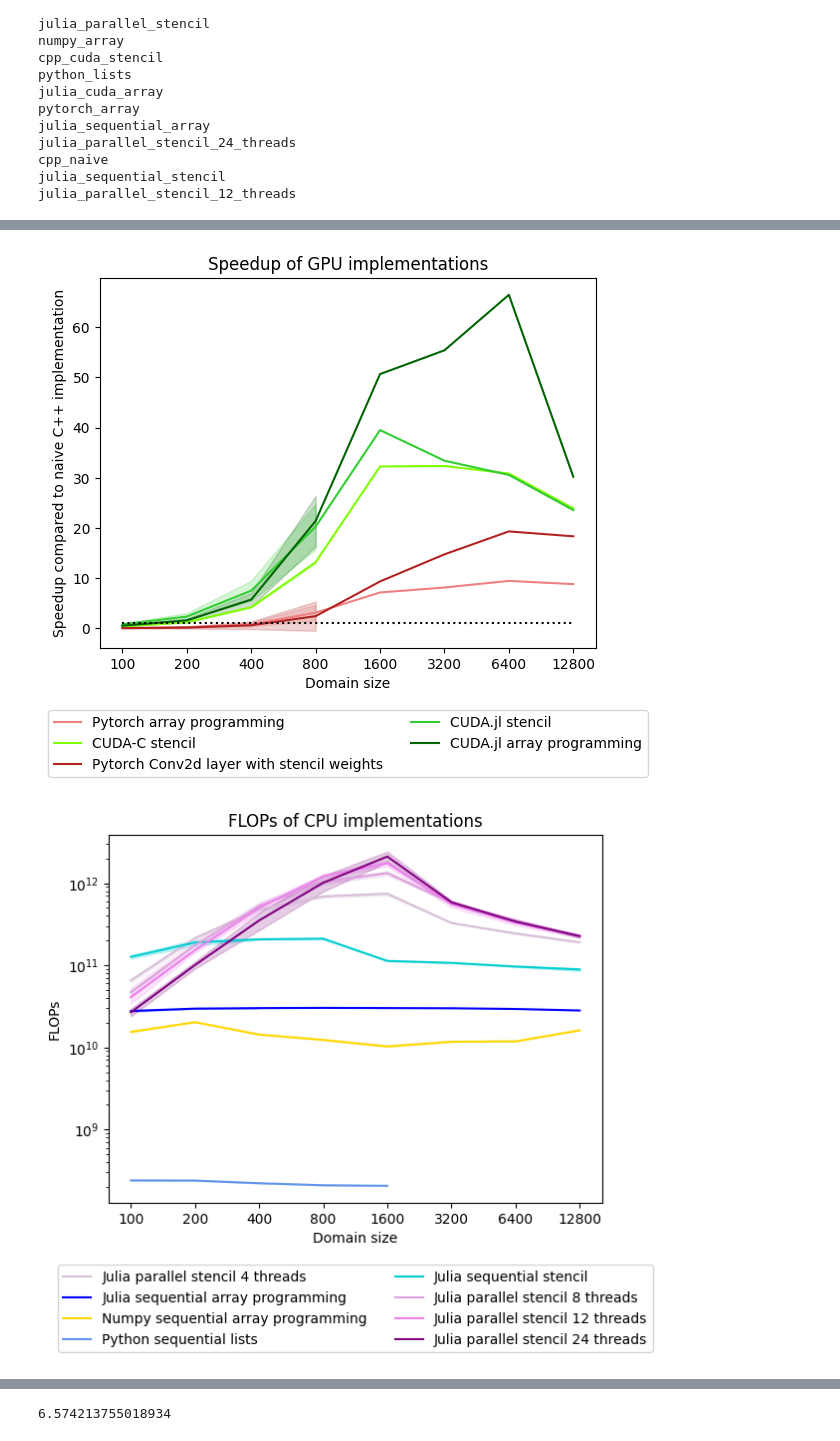
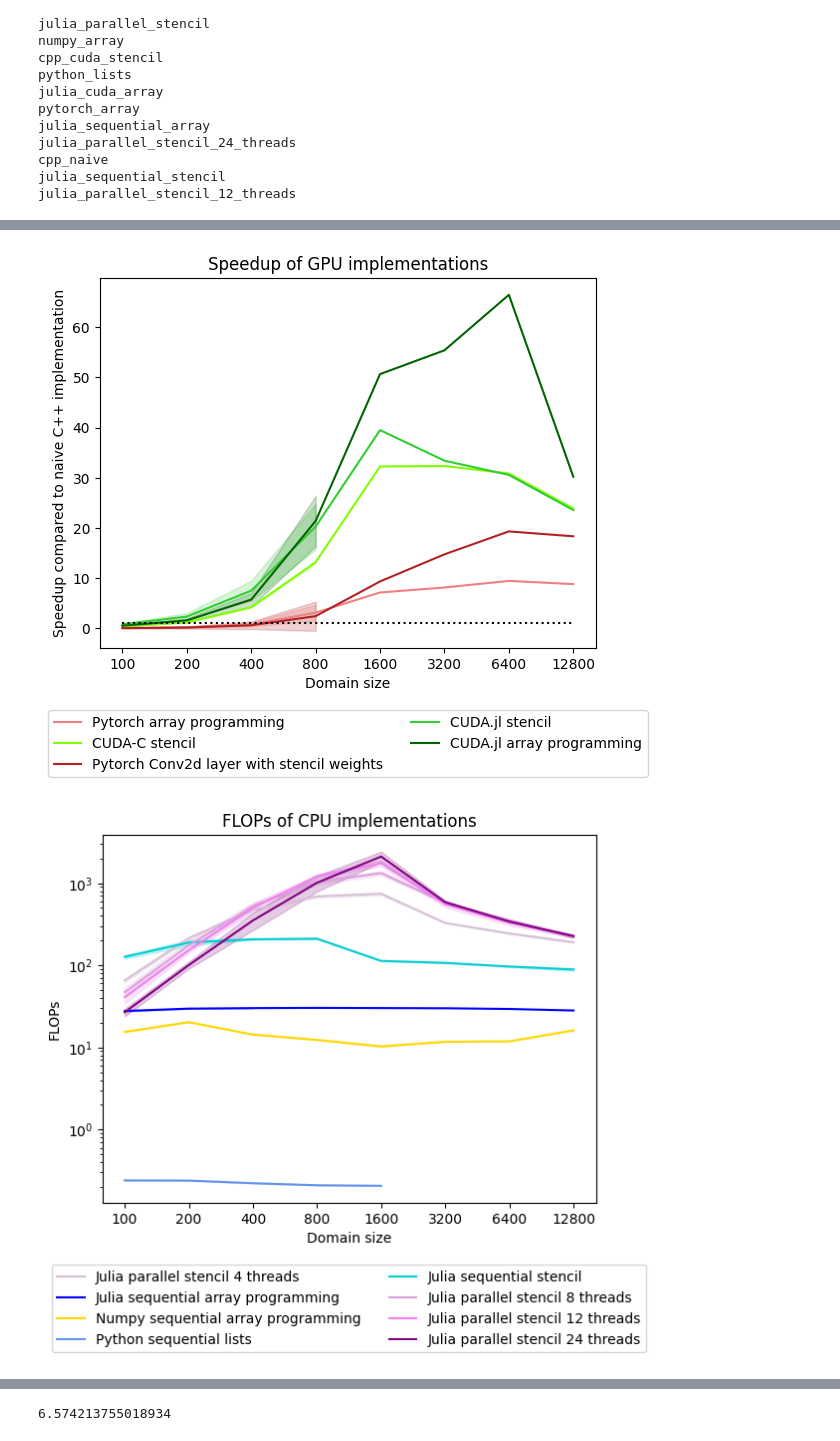
Before and after one commit to peteole/julia-2d-heat-equation, a Jupyter notebook: plotting_daniel.ipynb, the cells around one changed output, grey strips where cells are left out. Cells and saved outputs as stored; diff of their text form; code cells hidden in the pictures.

Commit message:
plot GFlop/s

```diff
--- a/plotting_daniel.ipynb
+++ b/plotting_daniel.ipynb
@@ -125,9 +125,12 @@ def plot_implementations(implementations, data_dict, category="speedup"):
 
     for implementation in implementations:
         data = data_dict[implementation][category]
+        multiplier = 1
+        if category == "FLOPs":
+            multiplier = 1 / 1e+9
         space = np.linspace(1, data["mean"].size, data["mean"].size)
-        plt.plot(space, data["mean"], label=implementations_dict[implementation]["label"], color=implementations_dict[implementation]["color"])
-        plt.fill_between(space, data["mean"] - data["std"], data["mean"] + data["std"], alpha=0.2, color=implementations_dict[implementation]["color"])
+        plt.plot(space, data["mean"] * multiplier, label=implementations_dict[implementation]["label"], color=implementations_dict[implementation]["color"])
+        plt.fill_between(space, (data["mean"] - data["std"]) * multiplier, (data["mean"] + data["std"]) * multiplier, alpha=0.2, color=implementations_dict[implementation]["color"])
         max_x = np.max([max_x, space.size])
         max_y = np.max([max_y, np.max(data["mean"])])
         min_y = np.min([min_y, np.min(data["mean"])])
@@ -142,31 +145,34 @@ def plot_implementations(implementations, data_dict, category="speedup"):
         plt.plot([1, max_x], [1, 1], c="black", linestyle="dotted")
 
 cpu_implementations = ["julia_parallel_stencil", "julia_sequential_array", "numpy_array", "python_lists", "julia_sequential_stencil", "julia_parallel_stencil_8_threads", "julia_parallel_stencil_12_threads", "julia_parallel_stencil_24_threads"]
 gpu_implementations = ["pytorch_array", "cpp_cuda_stencil", "pytorch_conv", "julia_cuda_stencil", "julia_cuda_array"]
 
 plt.title("Speedup of CPU implementations")
 plot_implementations(cpu_implementations, implementations_dict)
 plt.yscale("log")
 plt.savefig("figures/speedup_cpu_implementations.pdf",bbox_inches='tight')
+plt.savefig("figures/speedup_cpu_implementations.png",bbox_inches='tight')
 plt.show()
 
 plt.title("Speedup of GPU implementations")
 plot_implementations(gpu_implementations, implementations_dict)
 plt.savefig("figures/speedup_gpu_implementations.pdf",bbox_inches='tight')
+plt.savefig("figures/speedup_gpu_implementations.png",bbox_inches='tight')
 plt.show()
 
 plt.title("FLOPs of CPU implementations")
 plot_implementations(cpu_implementations, implementations_dict, "FLOPs")
 plt.yscale("log")
 plt.savefig("figures/FLOPs_cpu_implementations.pdf",bbox_inches='tight')
+plt.savefig("figures/FLOPs_cpu_implementations.png",bbox_inches='tight')
 plt.show()
 
 plt.title("FLOPs of GPU implementations")
 plot_implementations(gpu_implementations, implementations_dict, "FLOPs")
 plt.yscale("log")
 plt.savefig("figures/FLOPs_gpu_implementations.pdf",bbox_inches='tight')
 plt.show()
 # %% [output]
 [figure]
 [figure]
-[figure, old version]
+[figure, new version]
```
Also changed, not shown: parts of 2 cells of this notebook, 8 other files.
